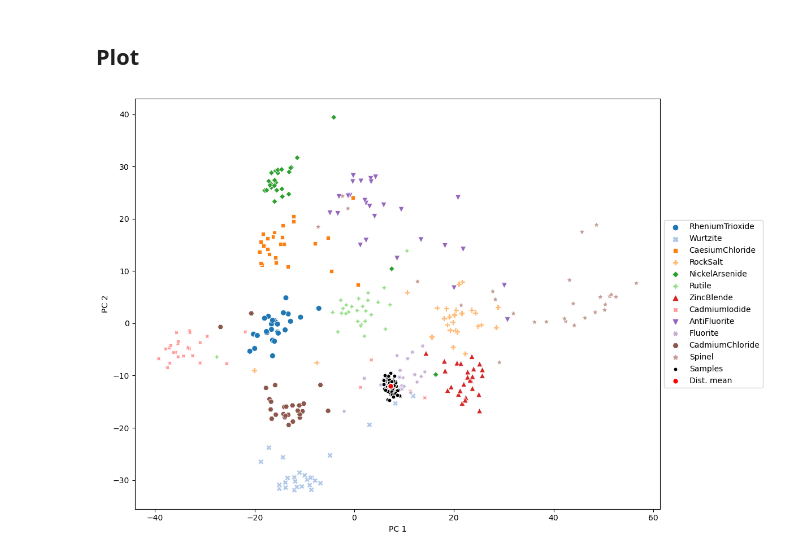
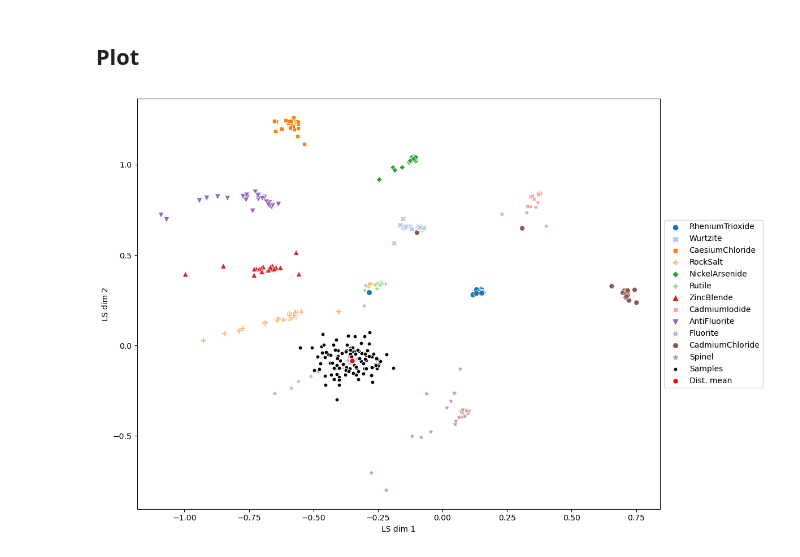
Before and after one commit to UlrikFriisJensen/ToSCA, a Jupyter notebook: plotting_notebook.ipynb, the cells around one changed output. Cells and saved outputs as stored; diff of their text form; code cells hidden in the pictures.

```diff
--- a/plotting_notebook.ipynb
+++ b/plotting_notebook.ipynb
@@ -63,7 +63,7 @@ def create_cif(cell_params, cell_positions, cell_atoms, filename, prediction=Tru
     return None
 # %%
 # Setup
-setup_json_path = './models/Combined_data_run_32d/setup_json.json'
+setup_json_path = './models/Combined_data_beta_annealing_2d_bigger_encoder_v2/setup_json.json'
 with open(setup_json_path, 'r') as setup_json_file:
     setup_json = json.load(setup_json_file)
 
@@ -768,24 +768,25 @@ df_sample.head()
 # %%
 # Plot sampling results in latent space
 if len(df_rec['latent_space_mean'].iloc[0]) == 2:
     plt.figure(figsize=(12, 8))
     sns.scatterplot(data=df_rec, x='ls1', y='ls2', hue='crystalType', style='crystalType', s=50, palette='tab20')
-    sns.scatterplot(data=df_sample, x='ls1', y='ls2', hue='name', palette='viridis', marker='o', s=100)
+    sns.scatterplot(data=df_sample[df_sample['name'] != 'Dist. mean'], x='ls1', y='ls2', color='black', marker='.', s=100, label='Samples')
+    sns.scatterplot(data=df_sample[df_sample['name'] == 'Dist. mean'], x='ls1', y='ls2', color='red', marker='.', s=200, label='Dist. mean')
     plt.legend(loc='center left', bbox_to_anchor=(1, 0.5))
     plt.xlabel('LS dim 1')
     plt.ylabel('LS dim 2')
     plt.tight_layout()
     plt.show()
 else:
     plt.figure(figsize=(12, 8))
     sns.scatterplot(data=df_rec, x='pc1', y='pc2', hue='crystalType', style='crystalType', s=50, palette='tab20')
     # sns.scatterplot(data=df_sample, x='pc1', y='pc2', hue='name', palette='viridis', marker='o', s=100)
     sns.scatterplot(data=df_sample[df_sample['name'] != 'Dist. mean'], x='pc1', y='pc2', color='black', marker='.', s=100, label='Samples')
     sns.scatterplot(data=df_sample[df_sample['name'] == 'Dist. mean'], x='pc1', y='pc2', color='red', marker='.', s=200, label='Dist. mean')
     plt.legend(loc='center left', bbox_to_anchor=(1, 0.5))
     plt.xlabel('PC 1')
     plt.ylabel('PC 2')
     plt.tight_layout()
     plt.show()
 # %% [output]
-[figure, old version]
+[figure, new version]
```
Also changed, not shown: parts of 12 cells of this notebook.
